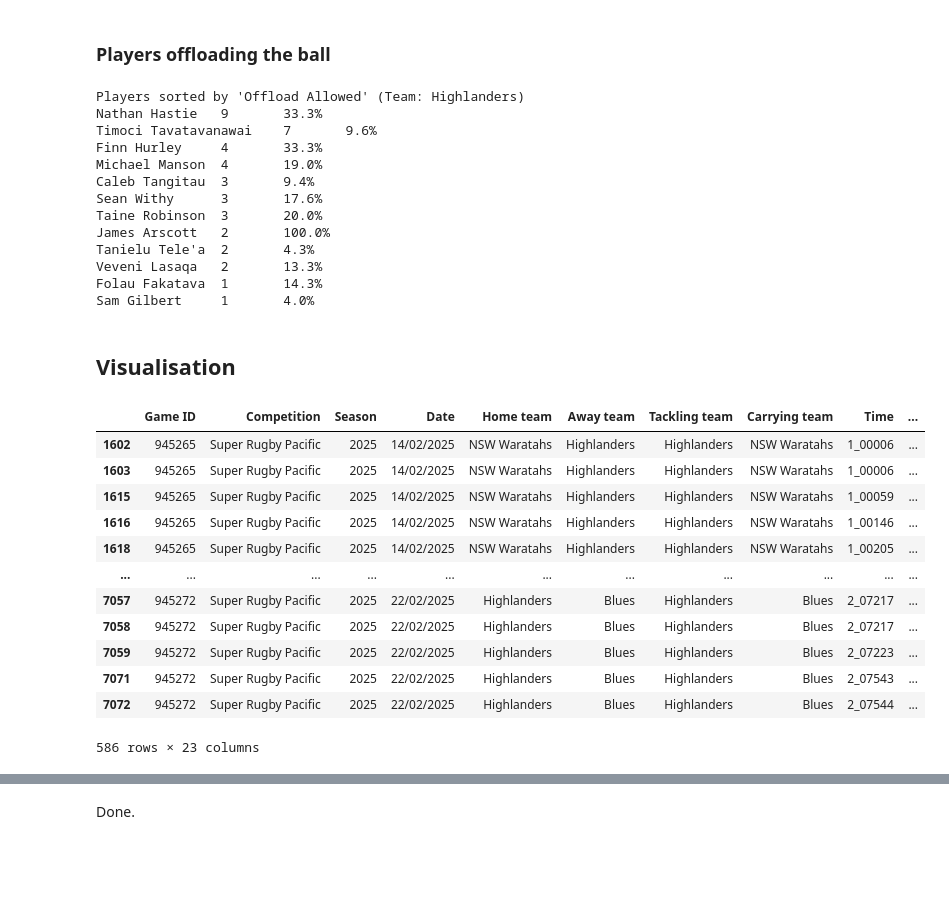
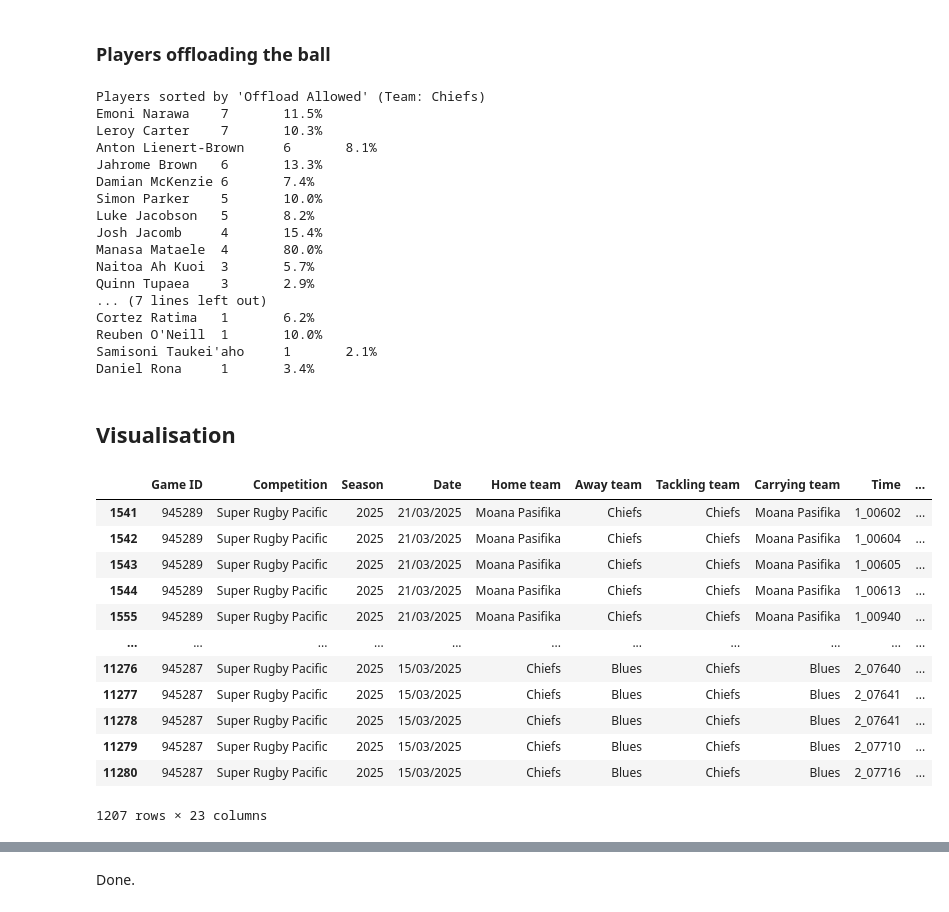
Before and after one commit to SystemsResearch/tackling, a Jupyter notebook: Exploration.ipynb, the cells around one changed output, grey strips where cells are left out. Cells and saved outputs as stored; diff of their text form; code cells hidden in the pictures; blank space fills up the shorter version.

```diff
--- a/Exploration.ipynb
+++ b/Exploration.ipynb
@@ -135,7 +135,7 @@ Try Saver       2       0.3%
 
 ### Players missing tackles
 # %%
-selected_team = 'Highlanders'
+selected_team = 'Chiefs'
 
 # Filter for the selected team
 df_team = df[df['Tackling team'] == selected_team]
@@ -293,8 +293,6 @@ Stepped 0       0.0%
 
 ### Players evading tackles
 # %%
-selected_team = 'Highlanders'
-
 # Filter for the selected team
 df_team = df[df['Carrying team'] == selected_team]
 
@@ -374,41 +372,45 @@ print(f"Players sorted by 'Offload Allowed' (Team: {selected_team})")
 for player in sorted_offload_players:
     print(f"{player}\t{offload_counts[player]}\t{offload_percentage[player]:.1f}%")
 # %% [output]
-Players sorted by 'Offload Allowed' (Team: Highlanders)
-Nathan Hastie   9       33.3%
-Timoci Tavatavanawai    7       9.6%
-Finn Hurley     4       33.3%
-Michael Manson  4       19.0%
-Caleb Tangitau  3       9.4%
-Sean Withy      3       17.6%
-Taine Robinson  3       20.0%
-James Arscott   2       100.0%
-Tanielu Tele'a  2       4.3%
-Veveni Lasaqa   2       13.3%
-Folau Fakatava  1       14.3%
-Sam Gilbert     1       4.0%
+Players sorted by 'Offload Allowed' (Team: Chiefs)
+Emoni Narawa    7       11.5%
+Leroy Carter    7       10.3%
+Anton Lienert-Brown     6       8.1%
+Jahrome Brown   6       13.3%
+Damian McKenzie 6       7.4%
+Simon Parker    5       10.0%
+Luke Jacobson   5       8.2%
+Josh Jacomb     4       15.4%
+Manasa Mataele  4       80.0%
+Naitoa Ah Kuoi  3       5.7%
+Quinn Tupaea    3       2.9%
+... (7 lines left out)
+Cortez Ratima   1       6.2%
+Reuben O'Neill  1       10.0%
+Samisoni Taukei'aho     1       2.1%
+Daniel Rona     1       3.4%
 # %% [markdown]
 ## Visualisation
 # %%
-viz_team = "Highlanders"
+viz_team = selected_team
 viz_season = 2025
 
 df_viz = df[(df['Season'] == viz_season) & (df['Tackling team'] == viz_team)]
 df_viz
 # %% [output]
 |  | Game ID | Competition | Season | Date | Home team | Away team | Tackling team | Carrying team | Time | ... |
-| 1602 | 945265 | Super Rugby Pacific | 2025 | 14/02/2025 | NSW Waratahs | Highlanders | Highlanders | NSW Waratahs | 1_00006 | ... |
-| 1603 | 945265 | Super Rugby Pacific | 2025 | 14/02/2025 | NSW Waratahs | Highlanders | Highlanders | NSW Waratahs | 1_00006 | ... |
-| 1615 | 945265 | Super Rugby Pacific | 2025 | 14/02/2025 | NSW Waratahs | Highlanders | Highlanders | NSW Waratahs | 1_00059 | ... |
-| 1616 | 945265 | Super Rugby Pacific | 2025 | 14/02/2025 | NSW Waratahs | Highlanders | Highlanders | NSW Waratahs | 1_00146 | ... |
-| 1618 | 945265 | Super Rugby Pacific | 2025 | 14/02/2025 | NSW Waratahs | Highlanders | Highlanders | NSW Waratahs | 1_00205 | ... |
+| 1541 | 945289 | Super Rugby Pacific | 2025 | 21/03/2025 | Moana Pasifika | Chiefs | Chiefs | Moana Pasifika | 1_00602 | ... |
+| 1542 | 945289 | Super Rugby Pacific | 2025 | 21/03/2025 | Moana Pasifika | Chiefs | Chiefs | Moana Pasifika | 1_00604 | ... |
+| 1543 | 945289 | Super Rugby Pacific | 2025 | 21/03/2025 | Moana Pasifika | Chiefs | Chiefs | Moana Pasifika | 1_00605 | ... |
+| 1544 | 945289 | Super Rugby Pacific | 2025 | 21/03/2025 | Moana Pasifika | Chiefs | Chiefs | Moana Pasifika | 1_00613 | ... |
+| 1555 | 945289 | Super Rugby Pacific | 2025 | 21/03/2025 | Moana Pasifika | Chiefs | Chiefs | Moana Pasifika | 1_00940 | ... |
 | ... | ... | ... | ... | ... | ... | ... | ... | ... | ... | ... |
-| 7057 | 945272 | Super Rugby Pacific | 2025 | 22/02/2025 | Highlanders | Blues | Highlanders | Blues | 2_07217 | ... |
-| 7058 | 945272 | Super Rugby Pacific | 2025 | 22/02/2025 | Highlanders | Blues | Highlanders | Blues | 2_07217 | ... |
-| 7059 | 945272 | Super Rugby Pacific | 2025 | 22/02/2025 | Highlanders | Blues | Highlanders | Blues | 2_07223 | ... |
-| 7071 | 945272 | Super Rugby Pacific | 2025 | 22/02/2025 | Highlanders | Blues | Highlanders | Blues | 2_07543 | ... |
-| 7072 | 945272 | Super Rugby Pacific | 2025 | 22/02/2025 | Highlanders | Blues | Highlanders | Blues | 2_07544 | ... |
+| 11276 | 945287 | Super Rugby Pacific | 2025 | 15/03/2025 | Chiefs | Blues | Chiefs | Blues | 2_07640 | ... |
+| 11277 | 945287 | Super Rugby Pacific | 2025 | 15/03/2025 | Chiefs | Blues | Chiefs | Blues | 2_07641 | ... |
+| 11278 | 945287 | Super Rugby Pacific | 2025 | 15/03/2025 | Chiefs | Blues | Chiefs | Blues | 2_07641 | ... |
+| 11279 | 945287 | Super Rugby Pacific | 2025 | 15/03/2025 | Chiefs | Blues | Chiefs | Blues | 2_07710 | ... |
+| 11280 | 945287 | Super Rugby Pacific | 2025 | 15/03/2025 | Chiefs | Blues | Chiefs | Blues | 2_07716 | ... |
-586 rows × 23 columns
+1207 rows × 23 columns
 # %%
 class field():
     def __init__(self):
```
Also changed, not shown: parts of 11 cells of this notebook, 8 other files.
